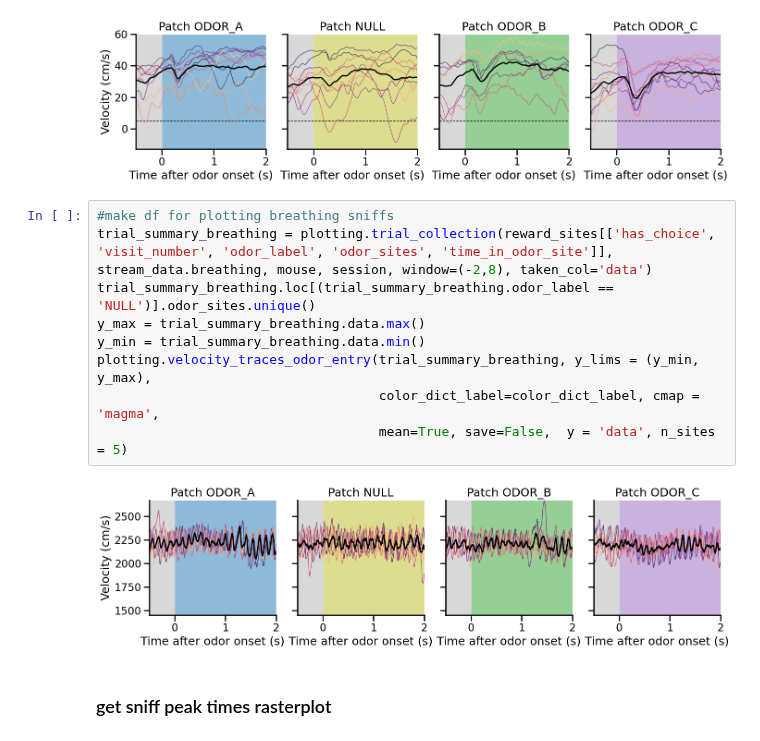
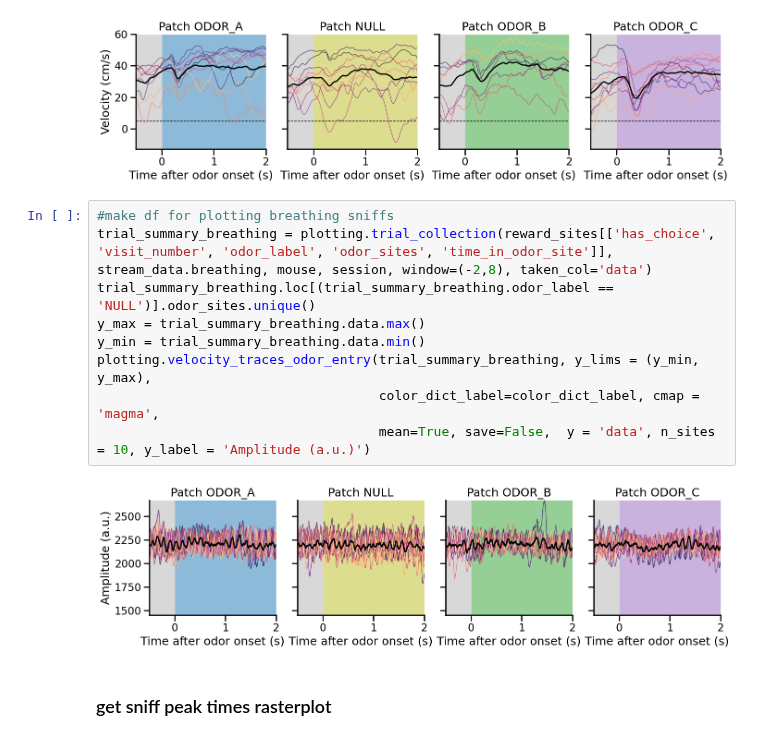
Before and after one commit to AllenNeuralDynamics/Aind.Behavior.VrForaging.Analysis, a Jupyter notebook: notebooks/BehaviorAnalysis/batch 4- novelty/streamlined.ipynb, the cells around one changed output. Saved outputs shown, nothing was run; the diff lists cells and outputs as text.

```diff
--- a/notebooks/BehaviorAnalysis/batch 4- novelty/streamlined.ipynb
+++ b/notebooks/BehaviorAnalysis/batch 4- novelty/streamlined.ipynb
@@ -874,14 +874,14 @@ plotting.velocity_traces_odor_entry(trial_summary_running,
 # %%
 #make df for plotting breathing sniffs
 trial_summary_breathing = plotting.trial_collection(reward_sites[['has_choice', 'visit_number', 'odor_label', 'odor_sites', 'time_in_odor_site']], stream_data.breathing, mouse, session, window=(-2,8), taken_col='data')
 trial_summary_breathing.loc[(trial_summary_breathing.odor_label == 'NULL')].odor_sites.unique()
 y_max = trial_summary_breathing.data.max()
 y_min = trial_summary_breathing.data.min()
 plotting.velocity_traces_odor_entry(trial_summary_breathing, y_lims = (y_min, y_max),
                                     color_dict_label=color_dict_label, cmap = 'magma',
-                                    mean=True, save=False,  y = 'data', n_sites = 5)
+                                    mean=True, save=False,  y = 'data', n_sites = 10, y_label = 'Amplitude (a.u.)')
 # %% [output]
-[figure, old version]
+[figure, new version]
 # %% [markdown]
 ### get sniff peak times rasterplot
 # %%
```
